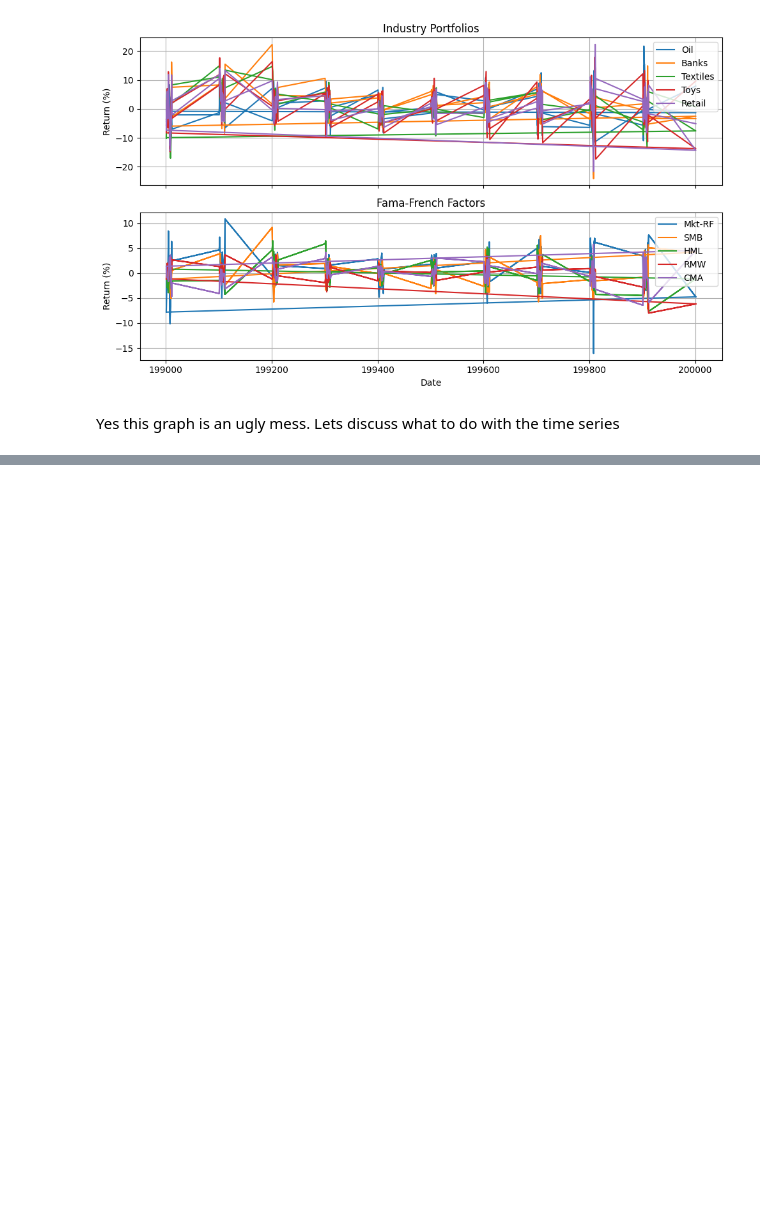
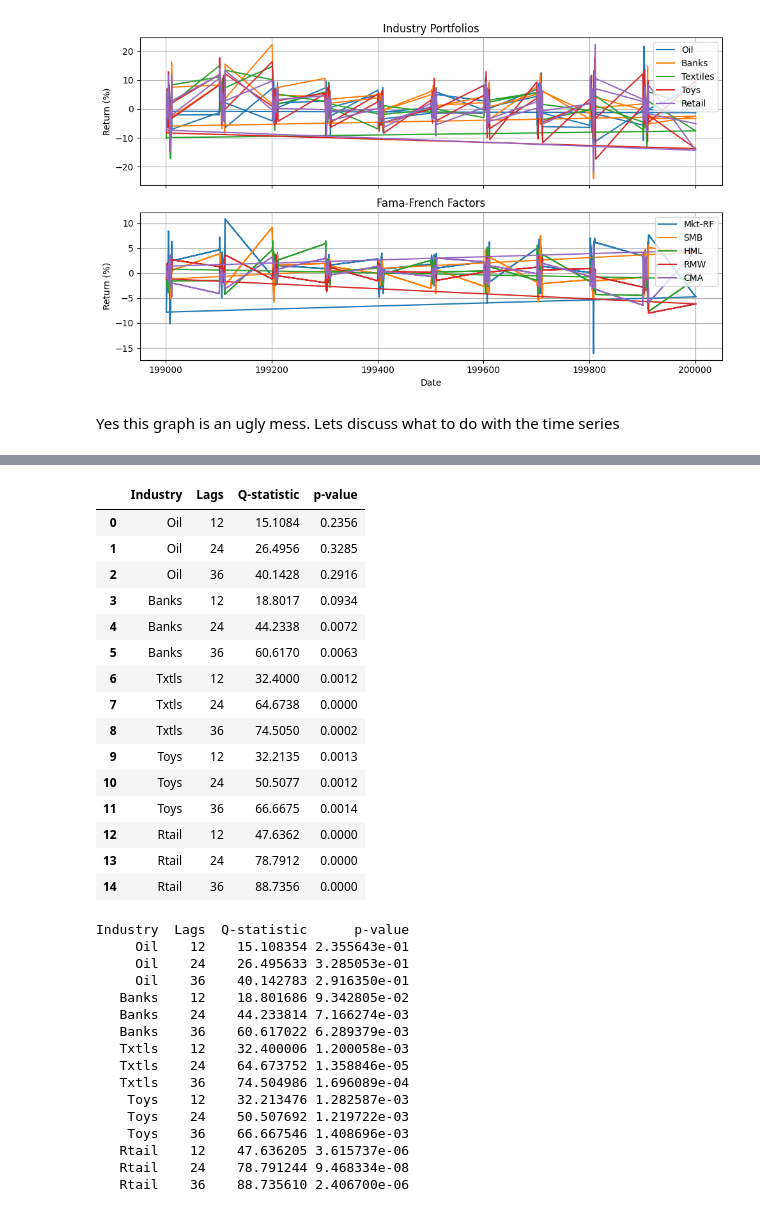
Before and after one commit to AntonioHarley/Empirical.finance.assigment, a Jupyter notebook: Antonio.ipynb, the cells around one changed output, grey strips where cells are left out. Saved outputs shown, nothing was run; the diff lists cells and outputs as text; code cells hidden in the pictures; blank space fills up the shorter version.

```diff
--- a/Antonio.ipynb
+++ b/Antonio.ipynb
@@ -107,0 +278,77 @@ Yes this graph is an ugly mess. Lets discuss what to do with the time series
+# %%
+ljung_box_results = []
+
+for industry in industries:
+
+    industry_returns = (
+        q2_data[industry]
+        .dropna()
+    )
+
+    test_results = acorr_ljungbox(
+        industry_returns,
+        lags=[12, 24, 36],
+        return_df=True
+    )
+
+    for lag in [12, 24, 36]:
+
+        ljung_box_results.append({
+            "Industry": industry,
+            "Lags": lag,
+            "Q-statistic": test_results.loc[
+                lag,
+                "lb_stat"
+            ],
+            "p-value": test_results.loc[
+                lag,
+                "lb_pvalue"
+            ]
+        })
+
+ljung_box_results = pd.DataFrame(
+    ljung_box_results
+)
+
+display(
+    ljung_box_results.round(4)
+)
+
+print(
+    ljung_box_results.to_string(
+        index=False
+    )
+)
+# %% [output]
+|  | Industry | Lags | Q-statistic | p-value |
+| 0 | Oil | 12 | 15.1084 | 0.2356 |
+| 1 | Oil | 24 | 26.4956 | 0.3285 |
+| 2 | Oil | 36 | 40.1428 | 0.2916 |
+| 3 | Banks | 12 | 18.8017 | 0.0934 |
+| 4 | Banks | 24 | 44.2338 | 0.0072 |
+| 5 | Banks | 36 | 60.6170 | 0.0063 |
+| 6 | Txtls | 12 | 32.4000 | 0.0012 |
+| 7 | Txtls | 24 | 64.6738 | 0.0000 |
+| 8 | Txtls | 36 | 74.5050 | 0.0002 |
+| 9 | Toys | 12 | 32.2135 | 0.0013 |
+| 10 | Toys | 24 | 50.5077 | 0.0012 |
+| 11 | Toys | 36 | 66.6675 | 0.0014 |
+| 12 | Rtail | 12 | 47.6362 | 0.0000 |
+| 13 | Rtail | 24 | 78.7912 | 0.0000 |
+| 14 | Rtail | 36 | 88.7356 | 0.0000 |
+Industry  Lags  Q-statistic      p-value
+     Oil    12    15.108354 2.355643e-01
+     Oil    24    26.495633 3.285053e-01
+     Oil    36    40.142783 2.916350e-01
+   Banks    12    18.801686 9.342805e-02
+   Banks    24    44.233814 7.166274e-03
+   Banks    36    60.617022 6.289379e-03
+   Txtls    12    32.400006 1.200058e-03
+   Txtls    24    64.673752 1.358846e-05
+   Txtls    36    74.504986 1.696089e-04
+    Toys    12    32.213476 1.282587e-03
+    Toys    24    50.507692 1.219722e-03
+    Toys    36    66.667546 1.408696e-03
+   Rtail    12    47.636205 3.615737e-06
+   Rtail    24    78.791244 9.468334e-08
+   Rtail    36    88.735610 2.406700e-06
```
Also changed, not shown: parts of 19 cells of this notebook.
